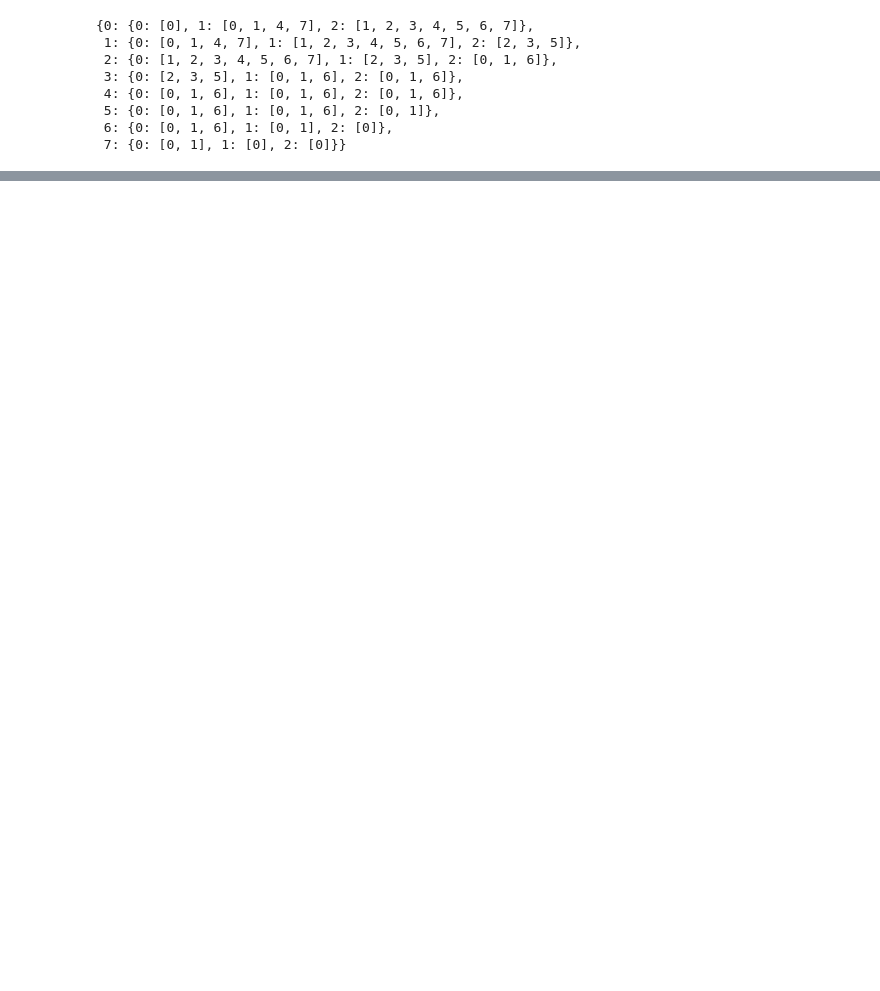
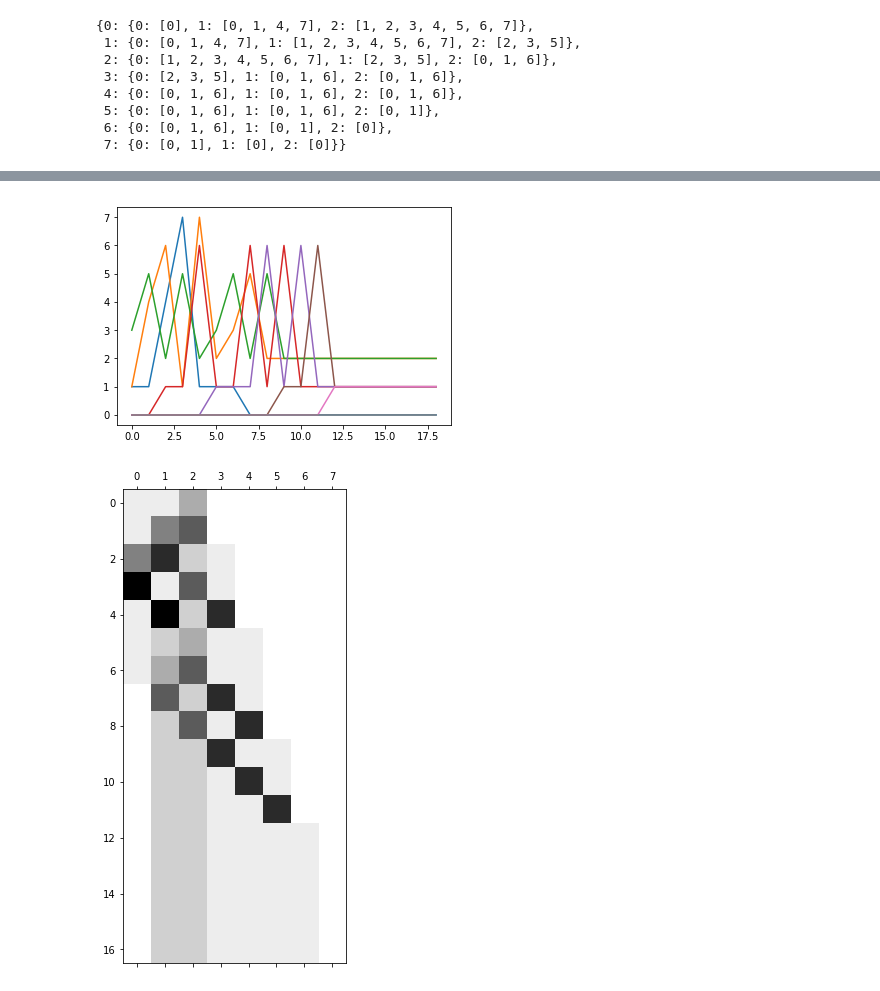
Before and after one commit to notesby/CARDALG, a Jupyter notebook: Method 2/Method2.ipynb, the cells around one changed output, grey strips where cells are left out. Saved outputs shown, nothing was run; the diff lists cells and outputs as text; code cells hidden in the pictures; blank space fills up the shorter version.

```diff
--- a/Method 2/Method2.ipynb
+++ b/Method 2/Method2.ipynb
@@ -348,0 +410,36 @@ selectors
+# %%
+def testRulesOneDimension(initConfig,iterations,rules):
+    appliedRules = {}
+    evolution = []
+    curr = copy(initConfig)
+    evolution.append(curr)
+    for step in range(iterations):
+        if step not in appliedRules:
+            appliedRules[step] = {}
+        newCurr = copy(curr)
+        for i,cell in enumerate(curr):
+            if i not in appliedRules[step]:
+                appliedRules[step][i] = []
+            rule = rules[i]
+            for j,op in enumerate(rule):
+                A0 = 0
+                A1 = cell
+                A2 = 0
+                if i != 0:
+                    A0 = curr[i-1]
+                if i != len(curr)-1:
+                    A2 = curr[i+1]
+                if eval(rule[op]):
+                    newCurr[i] = op
+                    appliedRules[step][i].append(op)
+        curr = newCurr
+        evolution.append(curr)
+    return {"history":evolution,"appliedRules":appliedRules}
+# %%
+res = testRulesOneDimension([1,1,3,0,0,0,0,0],18,boolFuncs)
+plt.plot(res["history"])
+plt.matshow(dataframe.values,cmap = plt.cm.Greys)
+plt.show()
+# %% [output]
+[figure, added]
+[figure, added]
```
Also changed, not shown: parts of 15 cells of this notebook.
